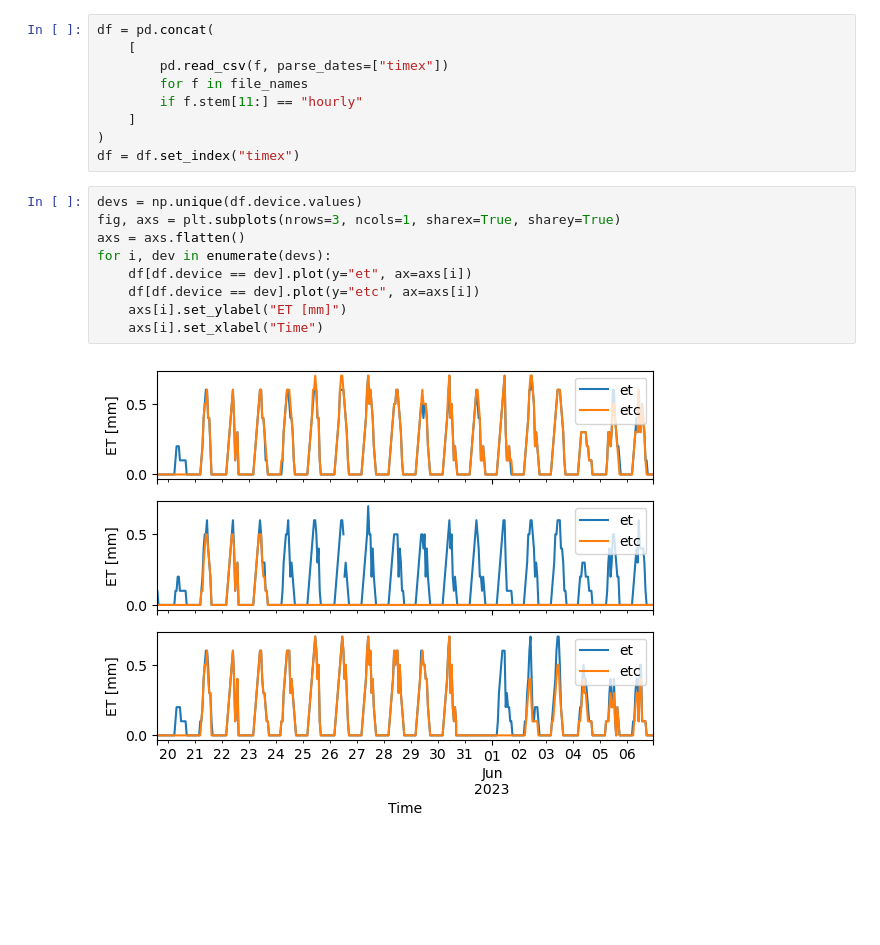
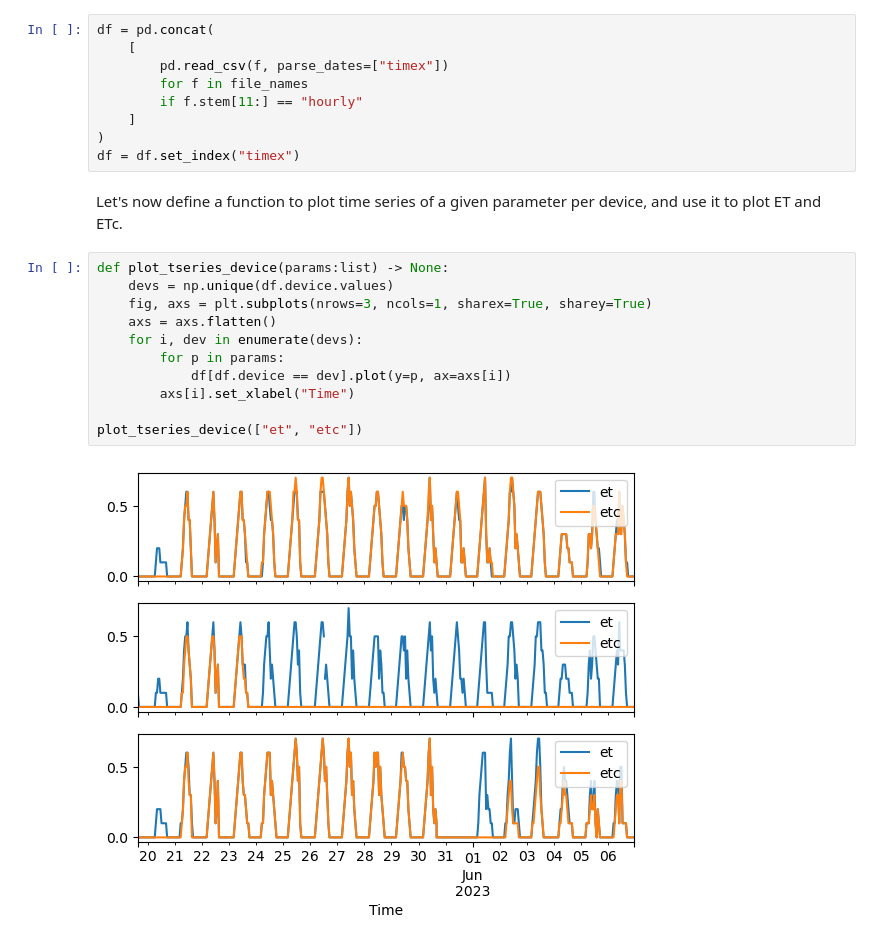
Before and after one commit to jgomezdans/arable_api, a Jupyter notebook: docs/arable.ipynb, the cells around one changed output. Cells and saved outputs as stored; diff of their text form; blank space fills up the shorter version.

Commit message:
Quick function

```diff
--- a/docs/arable.ipynb
+++ b/docs/arable.ipynb
@@ -71,14 +70,18 @@ df = pd.concat(
     ]
 )
 df = df.set_index("timex")
+# %% [markdown]
+Let's now define a function to plot time series of a given parameter per device, and use it to plot ET and ETc.
 # %%
-devs = np.unique(df.device.values)
-fig, axs = plt.subplots(nrows=3, ncols=1, sharex=True, sharey=True)
-axs = axs.flatten()
-for i, dev in enumerate(devs):
-    df[df.device == dev].plot(y="et", ax=axs[i])
-    df[df.device == dev].plot(y="etc", ax=axs[i])
-    axs[i].set_ylabel("ET [mm]")
-    axs[i].set_xlabel("Time")
+def plot_tseries_device(params:list) -> None:
+    devs = np.unique(df.device.values)
+    fig, axs = plt.subplots(nrows=3, ncols=1, sharex=True, sharey=True)
+    axs = axs.flatten()
+    for i, dev in enumerate(devs):
+        for p in params:
+            df[df.device == dev].plot(y=p, ax=axs[i])
+        axs[i].set_xlabel("Time")
+
+plot_tseries_device(["et", "etc"])
 # %% [output]
-[figure, old version]
+[figure, new version]
```
Also changed, not shown: parts of 4 cells of this notebook.
